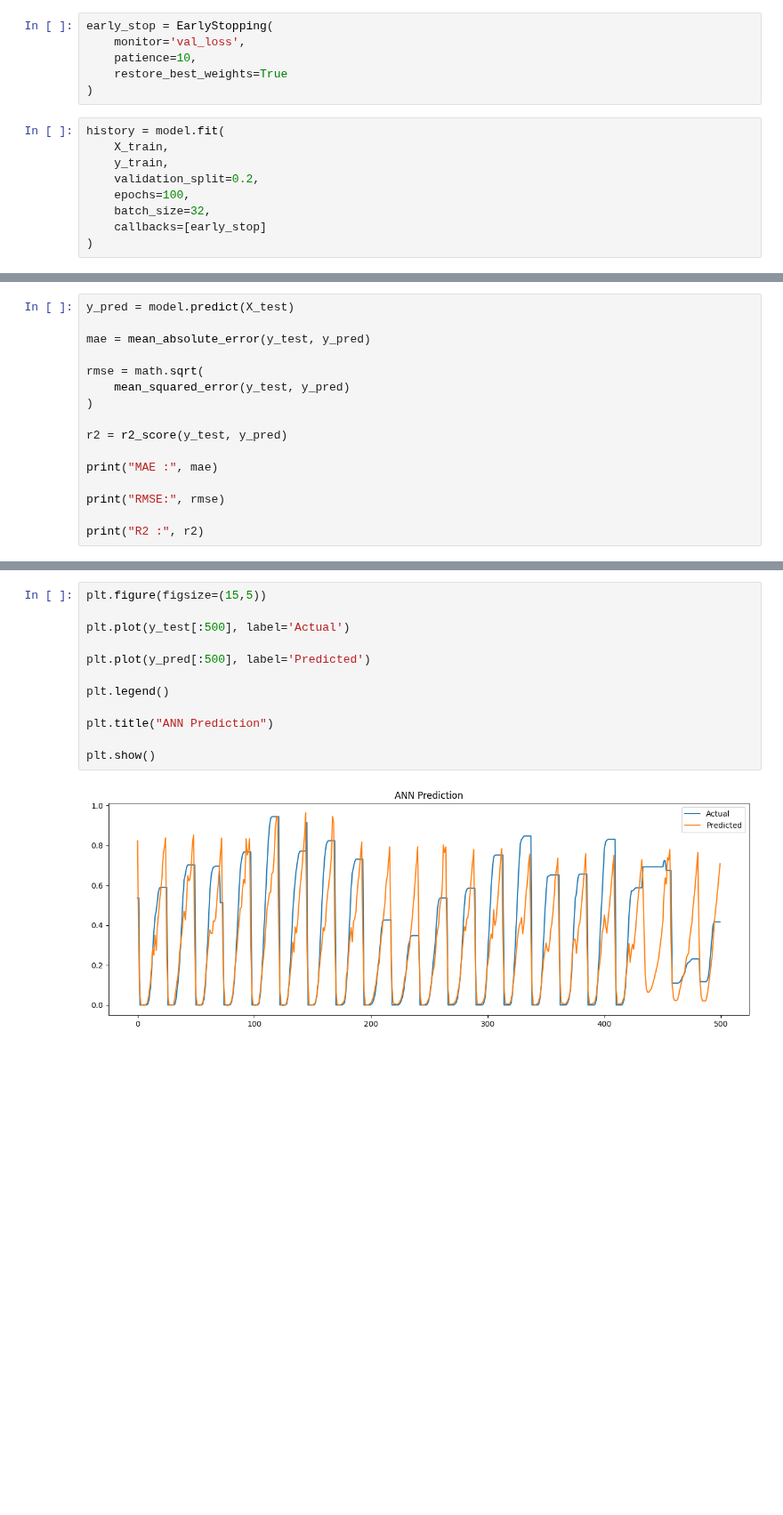
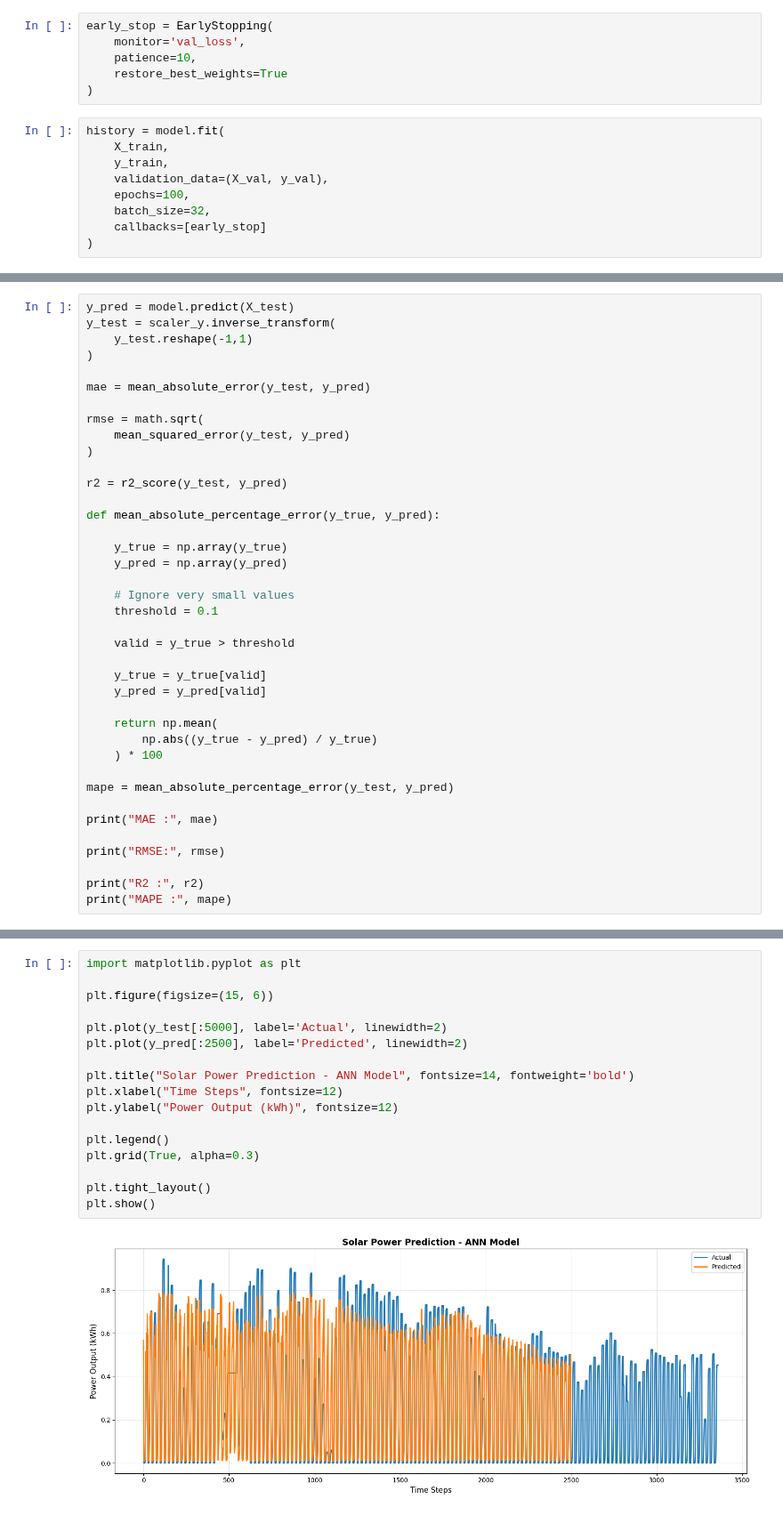
Before and after one commit to rupacesigdel/solar_power_prediction, a Jupyter notebook: notebooks/model_ann.ipynb, the cells around one changed output, grey strips where cells are left out. Shown at 89% size. Saved outputs shown, nothing was run; the diff lists cells and outputs as text; blank space fills up the shorter version.

```diff
--- a/notebooks/model_ann.ipynb
+++ b/notebooks/model_ann.ipynb
@@ -48,7 +108,7 @@ early_stop = EarlyStopping(
 history = model.fit(
     X_train,
     y_train,
-    validation_split=0.2,
+    validation_data=(X_val, y_val),
     epochs=100,
     batch_size=32,
     callbacks=[early_stop]
@@ -92,5 +152,8 @@ plt.show()
 # %%
 y_pred = model.predict(X_test)
+y_test = scaler_y.inverse_transform(
+    y_test.reshape(-1,1)
+)
 
 mae = mean_absolute_error(y_test, y_pred)
 
@@ -100,10 +163,30 @@ rmse = math.sqrt(
 
 r2 = r2_score(y_test, y_pred)
 
+def mean_absolute_percentage_error(y_true, y_pred):
+
+    y_true = np.array(y_true)
+    y_pred = np.array(y_pred)
+
+    # Ignore very small values
+    threshold = 0.1
+
+    valid = y_true > threshold
+
+    y_true = y_true[valid]
+    y_pred = y_pred[valid]
+
+    return np.mean(
+        np.abs((y_true - y_pred) / y_true)
+    ) * 100
+
+mape = mean_absolute_percentage_error(y_test, y_pred)
+
 print("MAE :", mae)
 
 print("RMSE:", rmse)
 
 print("R2 :", r2)
+print("MAPE :", mape)
 # %% [output]
 105/105 ━━━━━━━━━━━━━━━━━━━━ 0s 2ms/step
@@ -113,14 +197,19 @@ R2 : 0.7680747343186486
 # %%
-plt.figure(figsize=(15,5))
+import matplotlib.pyplot as plt
 
-plt.plot(y_test[:500], label='Actual')
+plt.figure(figsize=(15, 6))
 
-plt.plot(y_pred[:500], label='Predicted')
+plt.plot(y_test[:5000], label='Actual', linewidth=2)
+plt.plot(y_pred[:2500], label='Predicted', linewidth=2)
+
+plt.title("Solar Power Prediction - ANN Model", fontsize=14, fontweight='bold')
+plt.xlabel("Time Steps", fontsize=12)
+plt.ylabel("Power Output (kWh)", fontsize=12)
 
 plt.legend()
+plt.grid(True, alpha=0.3)
 
-plt.title("ANN Prediction")
-
+plt.tight_layout()
 plt.show()
 # %% [output]
-[figure, old version]
+[figure, new version]
```
Also changed, not shown: parts of 10 cells of this notebook, 3 other files.
